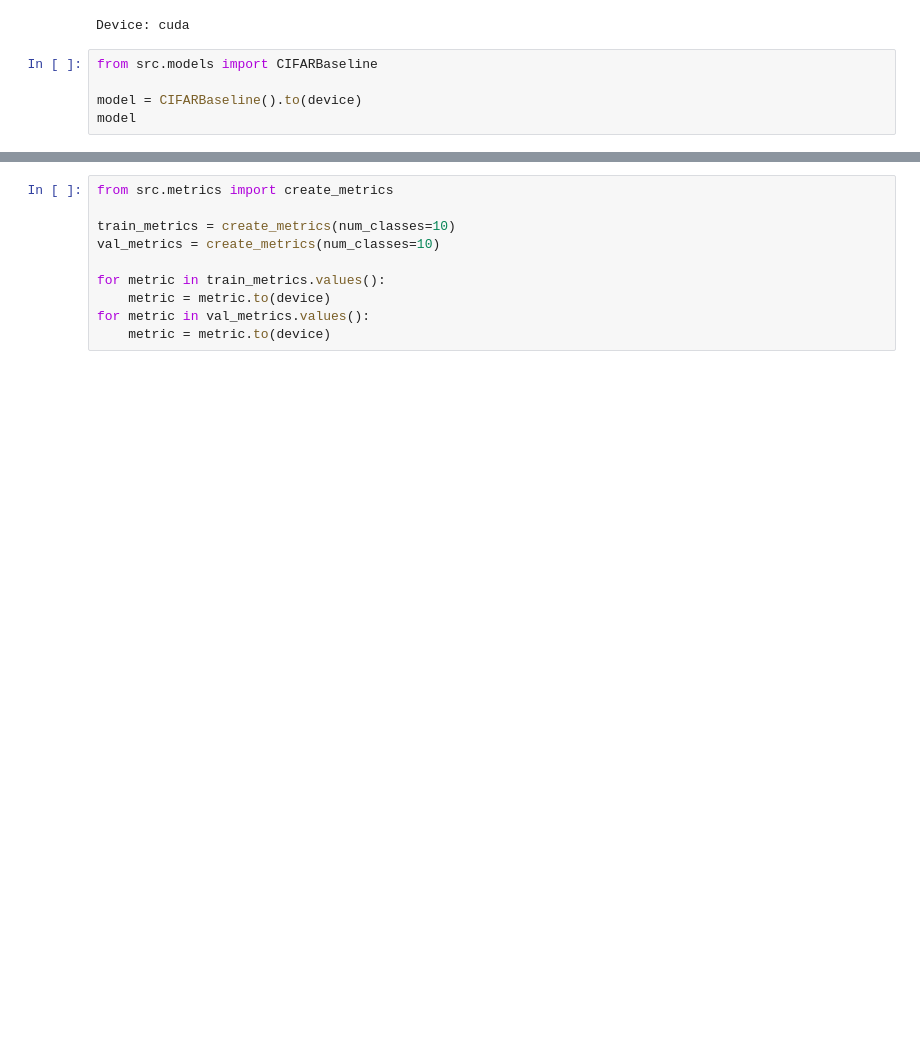
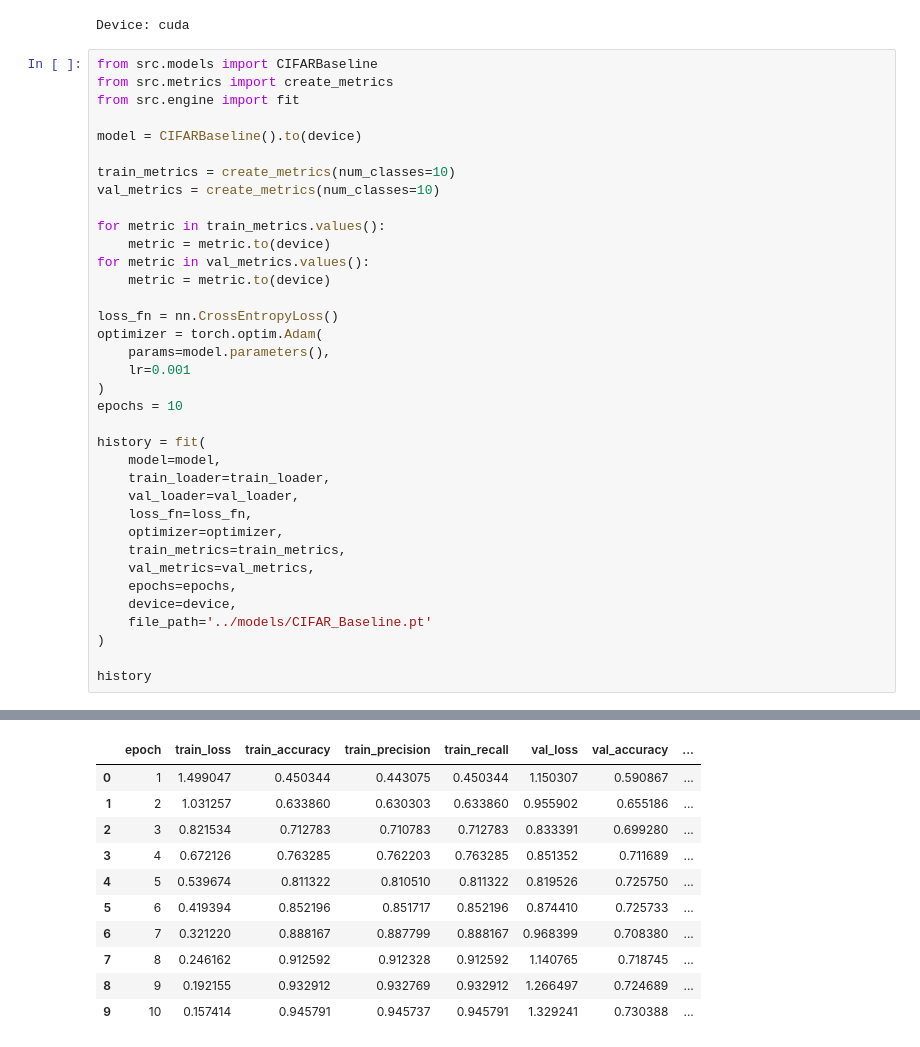
Before and after one commit to VRYeshwanth/CIFAR10_Classifier, a Jupyter notebook: notebooks/cnn.ipynb, the cells around one changed output, grey strips where cells are left out. Saved outputs shown, nothing was run; the diff lists cells and outputs as text; blank space fills up the shorter version.

```diff
--- a/notebooks/cnn.ipynb
+++ b/notebooks/cnn.ipynb
@@ -54,7 +54,38 @@ print(f"Device: {device}")
 Device: cuda
 # %%
 from src.models import CIFARBaseline
+from src.metrics import create_metrics
+from src.engine import fit
 
 model = CIFARBaseline().to(device)
-model
+
+train_metrics = create_metrics(num_classes=10)
+val_metrics = create_metrics(num_classes=10)
+
+for metric in train_metrics.values():
+    metric = metric.to(device)
+for metric in val_metrics.values():
+    metric = metric.to(device)
+
+loss_fn = nn.CrossEntropyLoss()
+optimizer = torch.optim.Adam(
+    params=model.parameters(),
+    lr=0.001
+)
+epochs = 10
+
+history = fit(
+    model=model,
+    train_loader=train_loader,
+    val_loader=val_loader,
+    loss_fn=loss_fn,
+    optimizer=optimizer,
+    train_metrics=train_metrics,
+    val_metrics=val_metrics,
+    epochs=epochs,
+    device=device,
+    file_path='../models/CIFAR_Baseline.pt'
+)
+
+history
 # %% [output]
@@ -81,10 +109,11 @@ CIFARBaseline(
+|  | epoch | train_loss | train_accuracy | train_precision | train_recall | val_loss | val_accuracy | ... |
+| 0 | 1 | 1.499047 | 0.450344 | 0.443075 | 0.450344 | 1.150307 | 0.590867 | ... |
+| 1 | 2 | 1.031257 | 0.633860 | 0.630303 | 0.633860 | 0.955902 | 0.655186 | ... |
+| 2 | 3 | 0.821534 | 0.712783 | 0.710783 | 0.712783 | 0.833391 | 0.699280 | ... |
+| 3 | 4 | 0.672126 | 0.763285 | 0.762203 | 0.763285 | 0.851352 | 0.711689 | ... |
+| 4 | 5 | 0.539674 | 0.811322 | 0.810510 | 0.811322 | 0.819526 | 0.725750 | ... |
+| 5 | 6 | 0.419394 | 0.852196 | 0.851717 | 0.852196 | 0.874410 | 0.725733 | ... |
+| 6 | 7 | 0.321220 | 0.888167 | 0.887799 | 0.888167 | 0.968399 | 0.708380 | ... |
+| 7 | 8 | 0.246162 | 0.912592 | 0.912328 | 0.912592 | 1.140765 | 0.718745 | ... |
+| 8 | 9 | 0.192155 | 0.932912 | 0.932769 | 0.932912 | 1.266497 | 0.724689 | ... |
+| 9 | 10 | 0.157414 | 0.945791 | 0.945737 | 0.945791 | 1.329241 | 0.730388 | ... |
-# %%
-from src.metrics import create_metrics
-
-train_metrics = create_metrics(num_classes=10)
-val_metrics = create_metrics(num_classes=10)
-
-for metric in train_metrics.values():
-    metric = metric.to(device)
-for metric in val_metrics.values():
-    metric = metric.to(device)
```
Also changed, not shown: parts of 3 cells of this notebook, 7 other files.
